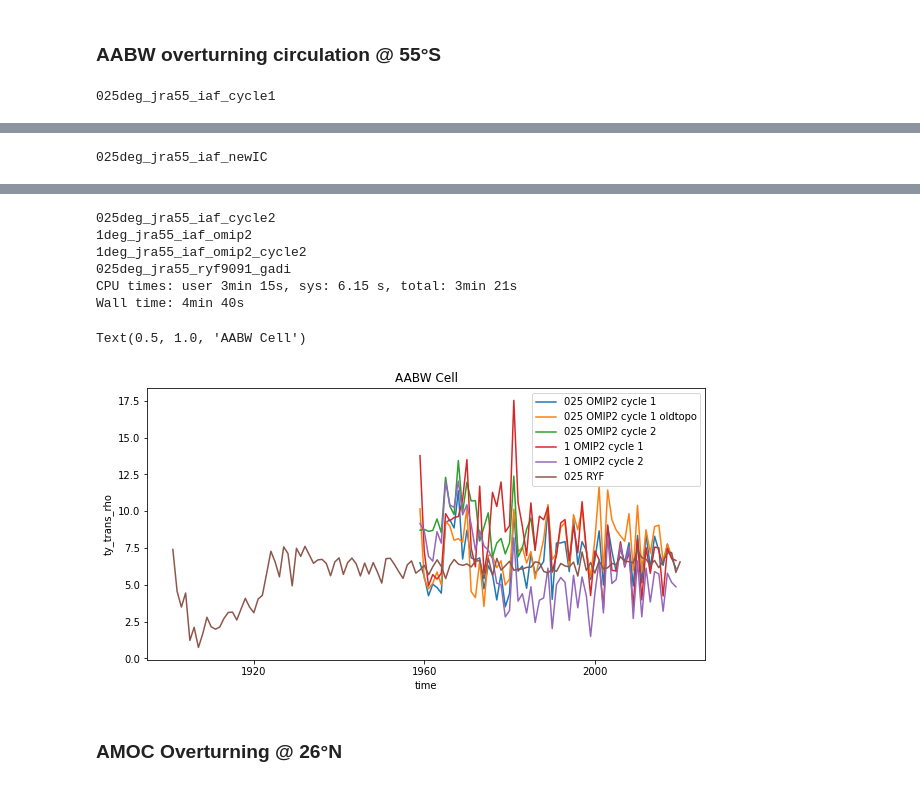
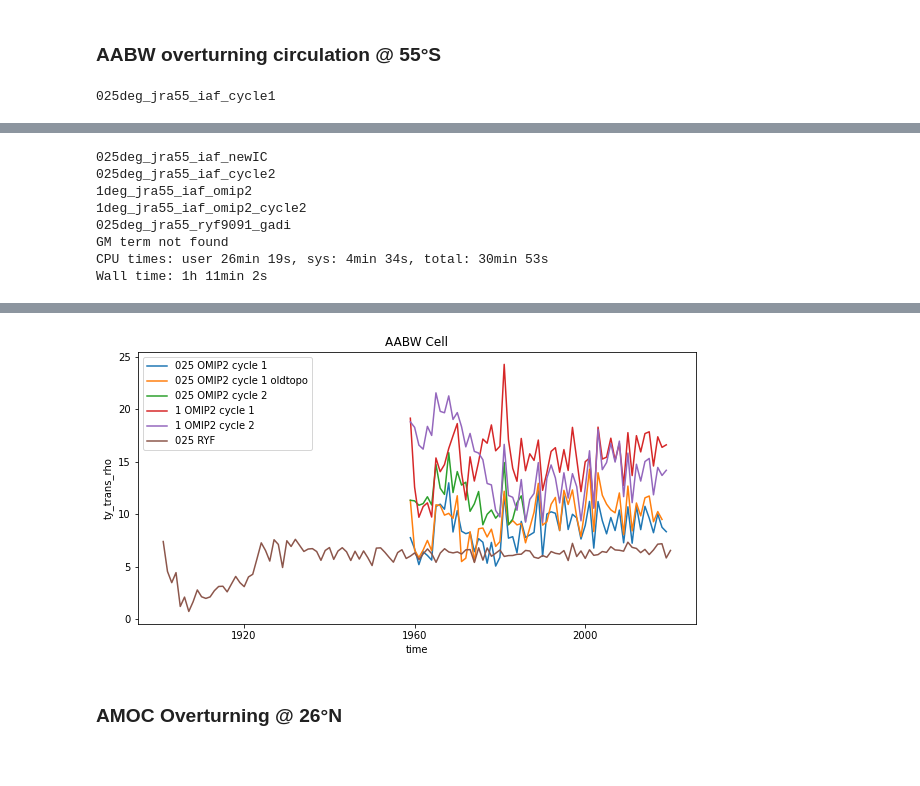
Before and after one commit to rmholmes/cosima-scripts, a Jupyter notebook: omip/OMIP2_025deg_InitialAnalysis.ipynb, the cells around one changed output, grey strips where cells are left out. Drawn from its saved outputs; the diff is of its cells as text; code cells hidden in the pictures.

Commit message:
Update omip analysis.

```diff
--- a/omip/OMIP2_025deg_InitialAnalysis.ipynb
+++ b/omip/OMIP2_025deg_InitialAnalysis.ipynb
@@ -198,13 +211,20 @@ Text(0.5, 1.0, 'ACC Transport')
 %%time
 latitude=-55
 plt.figure(figsize=(10,5))
-variable='ty_trans_rho'
 for ekey in exptdict.keys():
     expt = exptdict[ekey]['expt']
     print(expt)
-    var = cc.querying.getvar(expt,variable,session,end_time=end_time)
+    var = cc.querying.getvar(expt,'ty_trans_rho',session,end_time=end_time)
     psi_aabw = var.sum('grid_xt_ocean').sel(method='Nearest',grid_yu_ocean=latitude)*1.0e-9
     psi_aabw_sum = psi_aabw.cumsum('potrho') - psi_aabw.sum('potrho')
+
+    try:
+        var2 = cc.querying.getvar(expt,'ty_trans_rho_gm',session,end_time=end_time)
+        psi_aabw_gm = var2.sum('grid_xt_ocean').sel(method='Nearest',grid_yu_ocean=latitude)*1.0e-9
+        psi_aabw_sum = psi_aabw_sum + psi_aabw_gm
+    except:
+        print('GM term not found')
+
     psi_aabw_sum = -psi_aabw_sum.sel(potrho=slice(1036.2,None)).min('potrho').resample(time='Y').mean()
     psi_aabw_sum.plot(label=ekey)
 plt.legend()
@@ -224 +251,8 @@ distributed.utils_perf - WARNING - full garbage collections took 12% CPU time re
 025deg_jra55_iaf_newIC
+025deg_jra55_iaf_cycle2
+1deg_jra55_iaf_omip2
+1deg_jra55_iaf_omip2_cycle2
+025deg_jra55_ryf9091_gadi
+GM term not found
+CPU times: user 26min 19s, sys: 4min 34s, total: 30min 53s
+Wall time: 1h 11min 2s
@@ -227,11 +260,4 @@ distributed.utils_perf - WARNING - full garbage collections took 10% CPU time re
-025deg_jra55_iaf_cycle2
-1deg_jra55_iaf_omip2
-1deg_jra55_iaf_omip2_cycle2
-025deg_jra55_ryf9091_gadi
-CPU times: user 3min 15s, sys: 6.15 s, total: 3min 21s
-Wall time: 4min 40s
-Text(0.5, 1.0, 'AABW Cell')
-[figure, old version]
+[figure, new version]
 # %% [markdown]
 ### AMOC Overturning @ 26°N
 # %%
```
Also changed, not shown: parts of 9 cells of this notebook.
